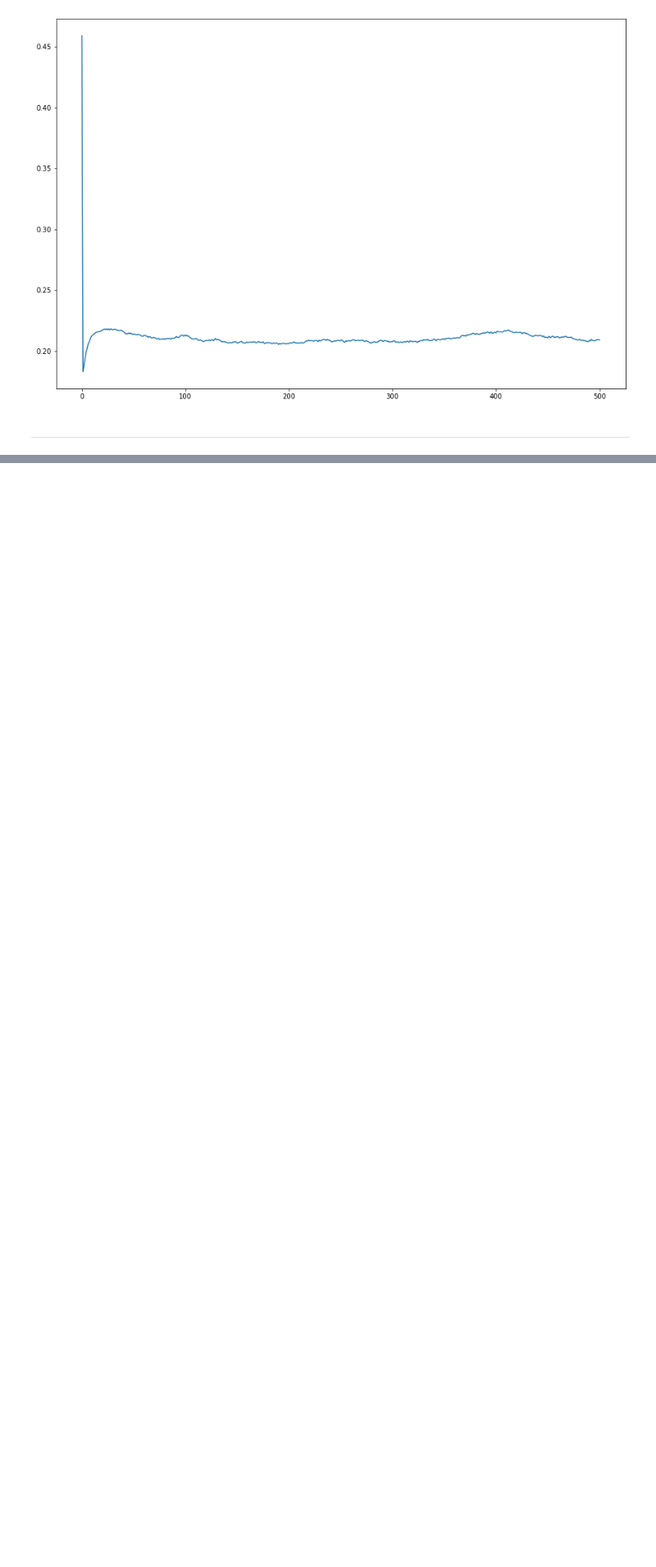
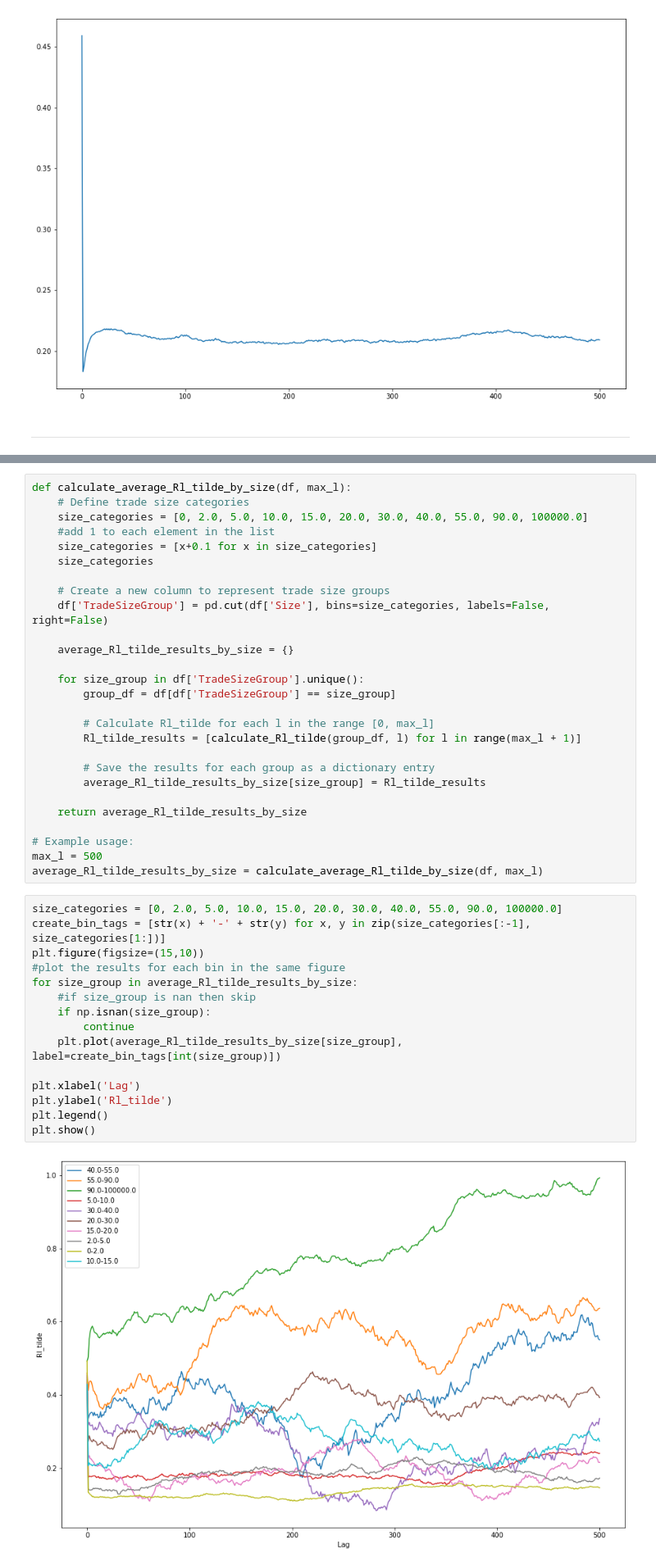
Before and after one commit to alanwake47/FINM-37601-Mathematical-Market-Microstructure, a Jupyter notebook: hw3/hw3_aman.ipynb, the cells around one changed output, grey strips where cells are left out. Shown at 82% size. Drawn from its saved outputs; the diff is of its cells as text; blank space fills up the shorter version.

```diff
--- a/hw3/hw3_aman.ipynb
+++ b/hw3/hw3_aman.ipynb
@@ -120,0 +127,44 @@ plt.show()
+# %%
+def calculate_average_Rl_tilde_by_size(df, max_l):
+    # Define trade size categories
+    size_categories = [0, 2.0, 5.0, 10.0, 15.0, 20.0, 30.0, 40.0, 55.0, 90.0, 100000.0]
+    #add 1 to each element in the list
+    size_categories = [x+0.1 for x in size_categories]
+    size_categories
+
+    # Create a new column to represent trade size groups
+    df['TradeSizeGroup'] = pd.cut(df['Size'], bins=size_categories, labels=False, right=False)
+
+    average_Rl_tilde_results_by_size = {}
+
+    for size_group in df['TradeSizeGroup'].unique():
+        group_df = df[df['TradeSizeGroup'] == size_group]
+
+        # Calculate Rl_tilde for each l in the range [0, max_l]
+        Rl_tilde_results = [calculate_Rl_tilde(group_df, l) for l in range(max_l + 1)]
+
+        # Save the results for each group as a dictionary entry
+        average_Rl_tilde_results_by_size[size_group] = Rl_tilde_results
+
+    return average_Rl_tilde_results_by_size
+
+# Example usage:
+max_l = 500
+average_Rl_tilde_results_by_size = calculate_average_Rl_tilde_by_size(df, max_l)
+# %%
+size_categories = [0, 2.0, 5.0, 10.0, 15.0, 20.0, 30.0, 40.0, 55.0, 90.0, 100000.0]
+create_bin_tags = [str(x) + '-' + str(y) for x, y in zip(size_categories[:-1], size_categories[1:])]
+plt.figure(figsize=(15,10))
+#plot the results for each bin in the same figure
+for size_group in average_Rl_tilde_results_by_size:
+    #if size_group is nan then skip
+    if np.isnan(size_group):
+        continue
+    plt.plot(average_Rl_tilde_results_by_size[size_group], label=create_bin_tags[int(size_group)])
+
+plt.xlabel('Lag')
+plt.ylabel('Rl_tilde')
+plt.legend()
+plt.show()
+# %% [output]
+[figure, added]
```
Also changed, not shown: parts of 5 cells of this notebook.
